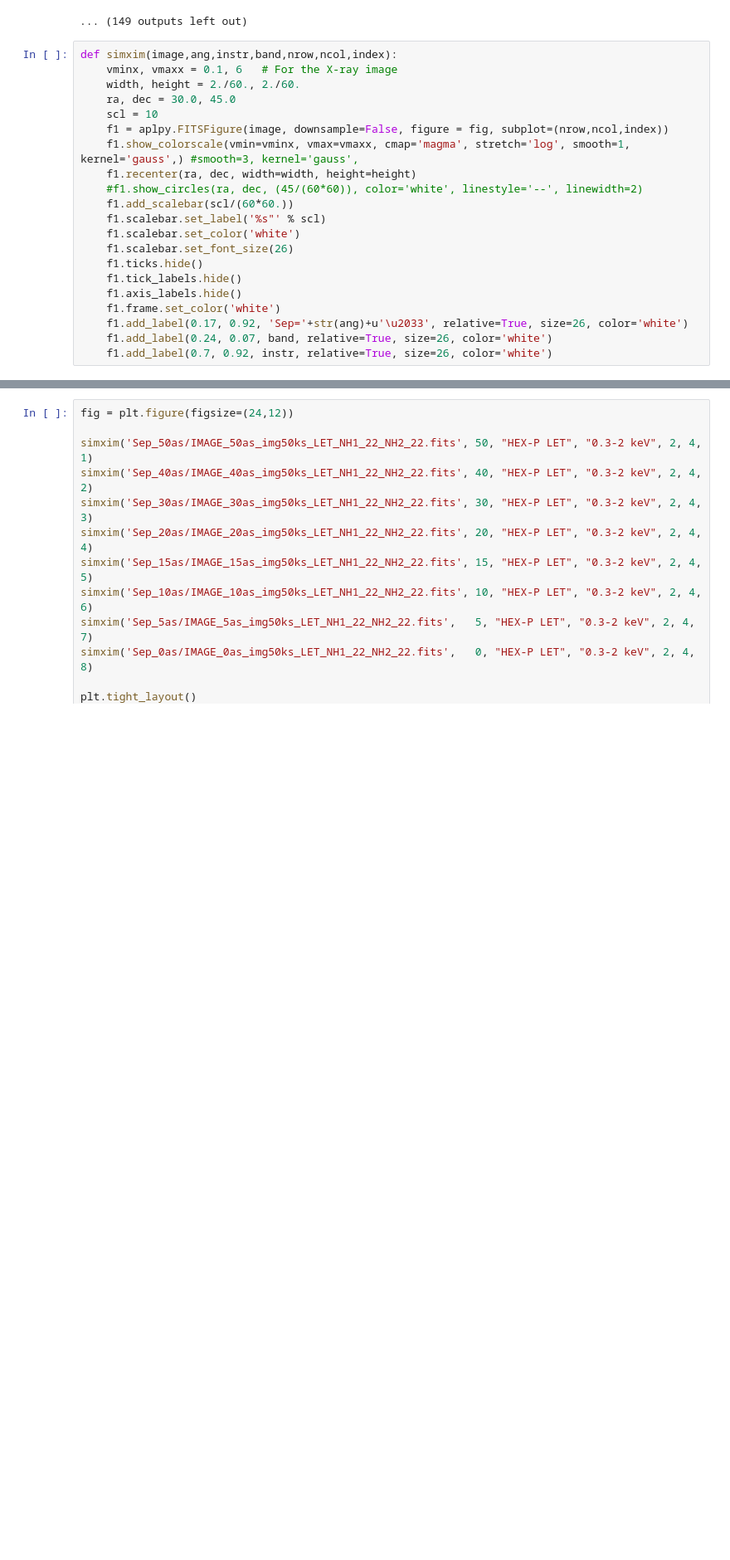
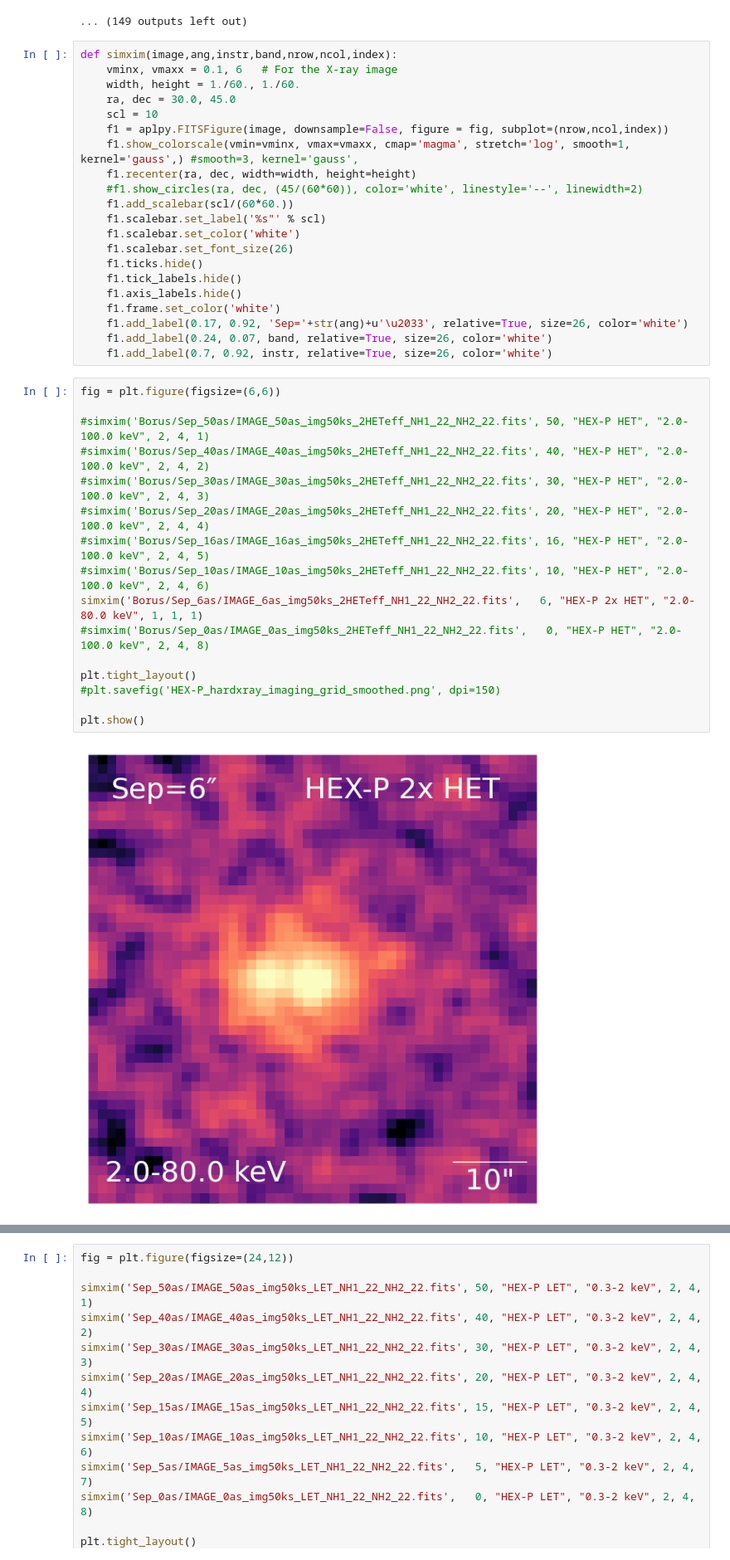
Before and after one commit to thatastroguy/HEXP, a Jupyter notebook: DualAGN_HEXP_simulations_general.ipynb, the cells around one changed output, grey strips where cells are left out. Shown at 83% size. Cells and saved outputs as stored; diff of their text form; blank space fills up the shorter version.

```diff
--- a/DualAGN_HEXP_simulations_general.ipynb
+++ b/DualAGN_HEXP_simulations_general.ipynb
@@ -243,7 +243,7 @@ finished successfully!
 # %%
 def simxim(image,ang,instr,band,nrow,ncol,index):
     vminx, vmaxx = 0.1, 6   # For the X-ray image
-    width, height = 2./60., 2./60.
+    width, height = 1./60., 1./60.
     ra, dec = 30.0, 45.0
     scl = 10
     f1 = aplpy.FITSFigure(image, downsample=False, figure = fig, subplot=(nrow,ncol,index))
@@ -261,6 +261,24 @@ def simxim(image,ang,instr,band,nrow,ncol,index):
     f1.add_label(0.17, 0.92, 'Sep='+str(ang)+u'\u2033', relative=True, size=26, color='white')
     f1.add_label(0.24, 0.07, band, relative=True, size=26, color='white')
     f1.add_label(0.7, 0.92, instr, relative=True, size=26, color='white')
+# %%
+fig = plt.figure(figsize=(6,6))
+
+#simxim('Borus/Sep_50as/IMAGE_50as_img50ks_2HETeff_NH1_22_NH2_22.fits', 50, "HEX-P HET", "2.0-100.0 keV", 2, 4, 1)
+#simxim('Borus/Sep_40as/IMAGE_40as_img50ks_2HETeff_NH1_22_NH2_22.fits', 40, "HEX-P HET", "2.0-100.0 keV", 2, 4, 2)
+#simxim('Borus/Sep_30as/IMAGE_30as_img50ks_2HETeff_NH1_22_NH2_22.fits', 30, "HEX-P HET", "2.0-100.0 keV", 2, 4, 3)
+#simxim('Borus/Sep_20as/IMAGE_20as_img50ks_2HETeff_NH1_22_NH2_22.fits', 20, "HEX-P HET", "2.0-100.0 keV", 2, 4, 4)
+#simxim('Borus/Sep_16as/IMAGE_16as_img50ks_2HETeff_NH1_22_NH2_22.fits', 16, "HEX-P HET", "2.0-100.0 keV", 2, 4, 5)
+#simxim('Borus/Sep_10as/IMAGE_10as_img50ks_2HETeff_NH1_22_NH2_22.fits', 10, "HEX-P HET", "2.0-100.0 keV", 2, 4, 6)
+simxim('Borus/Sep_6as/IMAGE_6as_img50ks_2HETeff_NH1_22_NH2_22.fits',   6, "HEX-P 2x HET", "2.0-80.0 keV", 1, 1, 1)
+#simxim('Borus/Sep_0as/IMAGE_0as_img50ks_2HETeff_NH1_22_NH2_22.fits',   0, "HEX-P HET", "2.0-100.0 keV", 2, 4, 8)
+
+plt.tight_layout()
+#plt.savefig('HEX-P_hardxray_imaging_grid_smoothed.png', dpi=150)
+
+plt.show()
+# %% [output]
+[figure, added]
 # %%
 fig = plt.figure(figsize=(24,12))
 
```
Also changed, not shown: parts of 3 cells of this notebook, 3 other files.
